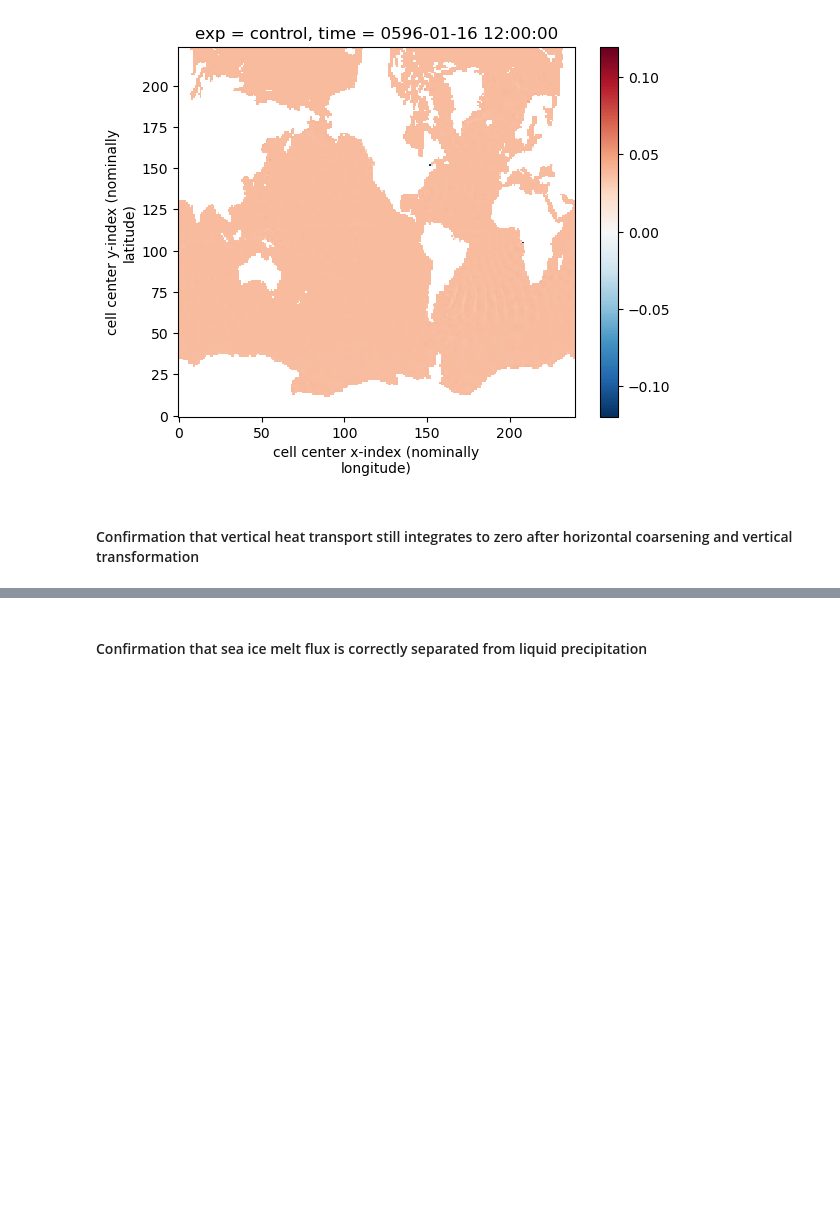
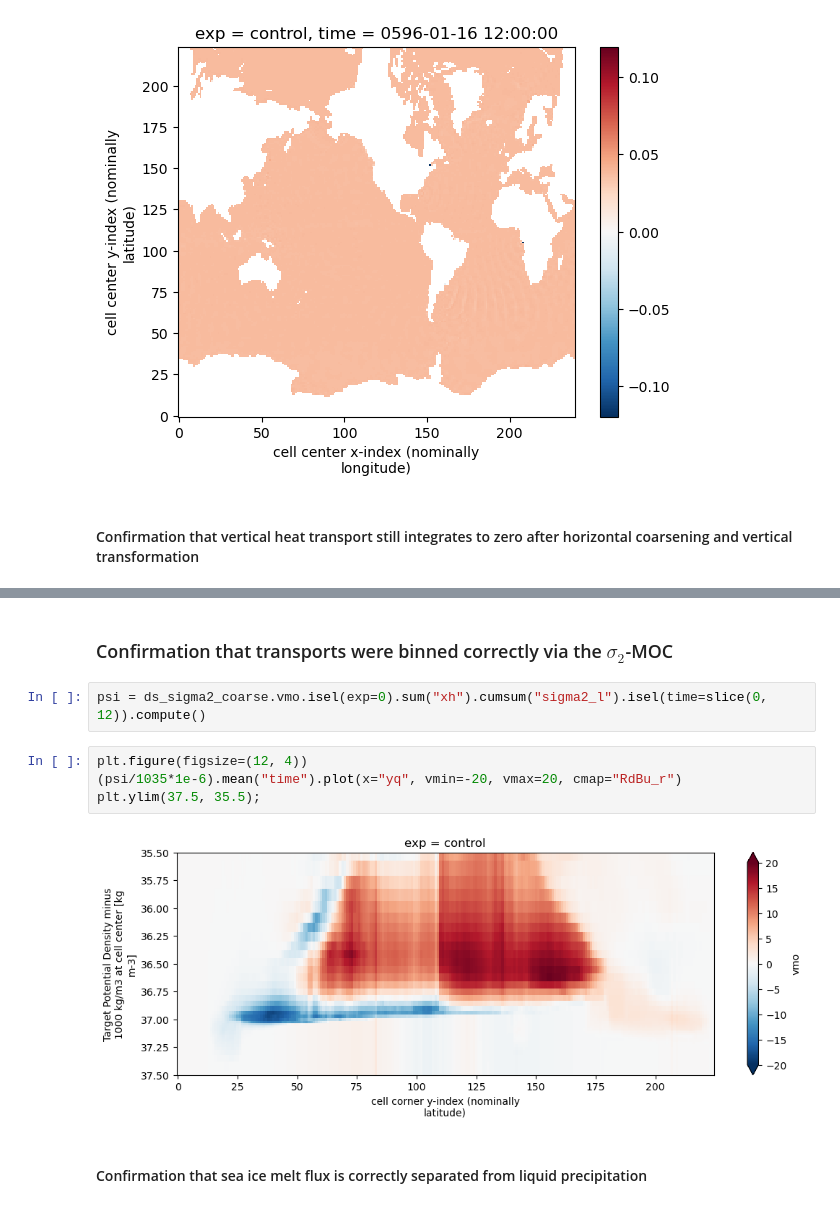
Before and after one commit to hdrake/CM4Xutils, a Jupyter notebook: examples/coarsen_budget_diags.ipynb, the cells around one changed output, grey strips where cells are left out. Saved outputs shown, nothing was run; the diff lists cells and outputs as text; blank space fills up the shorter version.

```diff
--- a/examples/coarsen_budget_diags.ipynb
+++ b/examples/coarsen_budget_diags.ipynb
@@ -126,5 +124,15 @@ ds["opottempdiff"].isel(exp=0, time=0).sum("sigma2_l").plot();
 # %% [output]
 [figure]
+# %% [markdown]
+### Confirmation that transports were binned correctly via the $\sigma_{2}$-MOC
+# %%
+psi = ds_sigma2_coarse.vmo.isel(exp=0).sum("xh").cumsum("sigma2_l").isel(time=slice(0, 12)).compute()
+# %%
+plt.figure(figsize=(12, 4))
+(psi/1035*1e-6).mean("time").plot(x="yq", vmin=-20, vmax=20, cmap="RdBu_r")
+plt.ylim(37.5, 35.5);
+# %% [output]
+[figure, added]
 # %% [markdown]
 #### Confirmation that sea ice melt flux is correctly separated from liquid precipitation
 # %%
```
Also changed, not shown: parts of 15 cells of this notebook, 6 other files.
